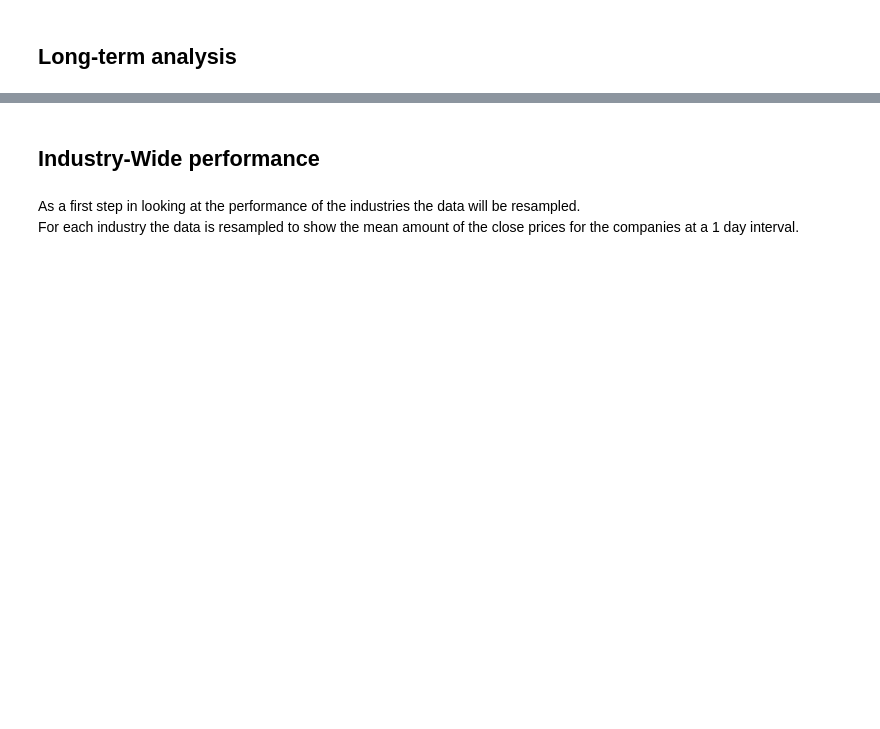
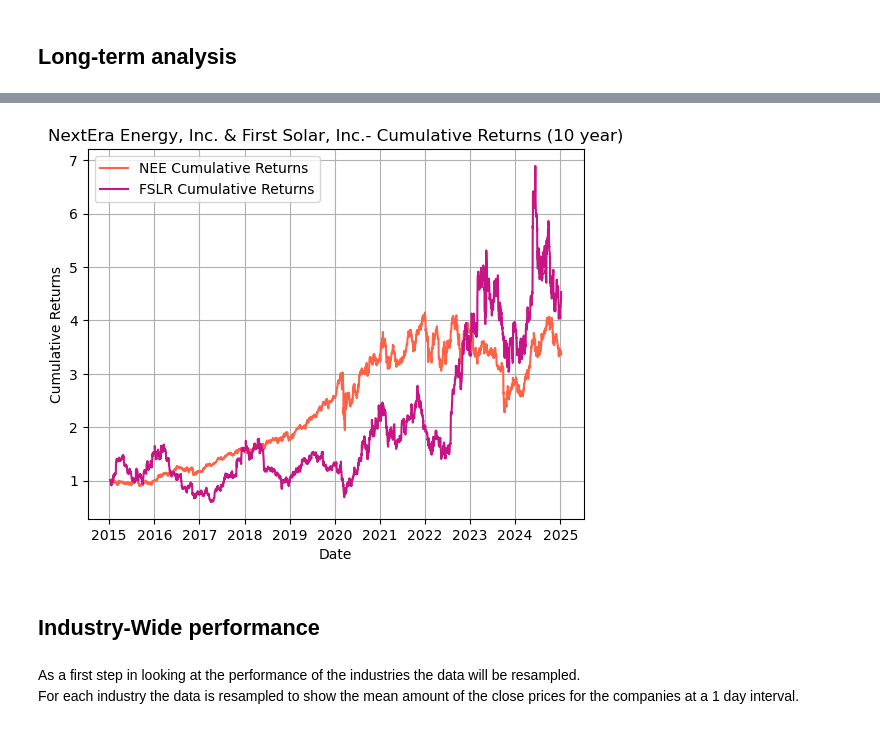
Before and after one commit to Ange-Dvs/PFDA-project, a Jupyter notebook: stocks.ipynb, the cells around one changed output, grey strips where cells are left out. Saved outputs shown, nothing was run; the diff lists cells and outputs as text; code cells hidden in the pictures; blank space fills up the shorter version.

```diff
--- a/stocks.ipynb
+++ b/stocks.ipynb
@@ -338,3 +342,7 @@ renew_energy_mid_term_cumulative_returns = company_mid_term_cumulative_returns(s
+# %%
+renew_energy_mid_term_cumulative_returns_new = company_cumulative_returns(selected_companies=['NEE','FSLR'], timeframe='10y', data=industry_dataframes, fullnames=company_ticker_to_fullname, colours=colours_comp)
+# %% [output]
+[figure, added]
 # %% [markdown]
 ## Industry-Wide performance
 # %% [markdown]
```
Also changed, not shown: parts of 5 cells of this notebook, 5 other files.
